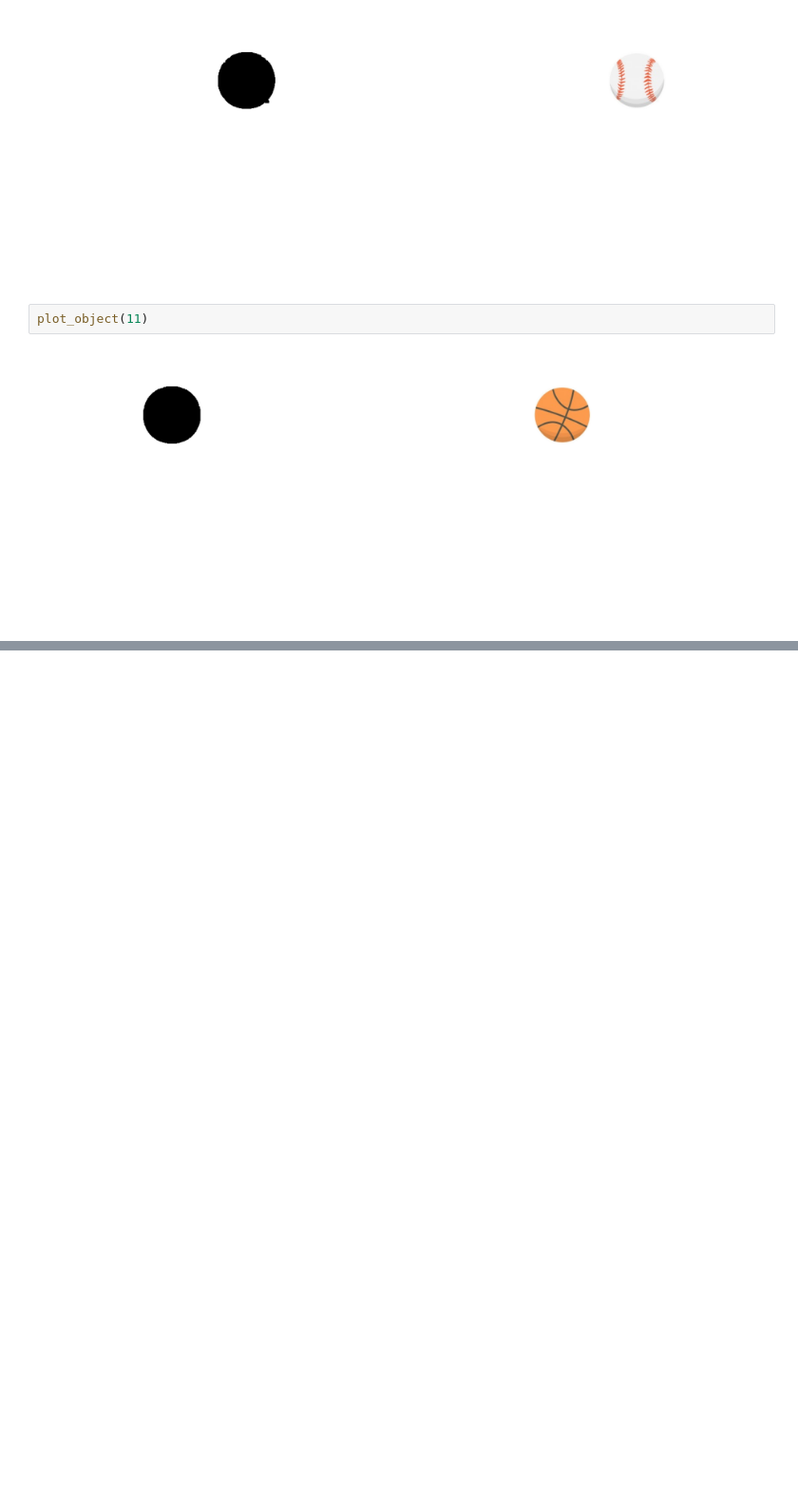
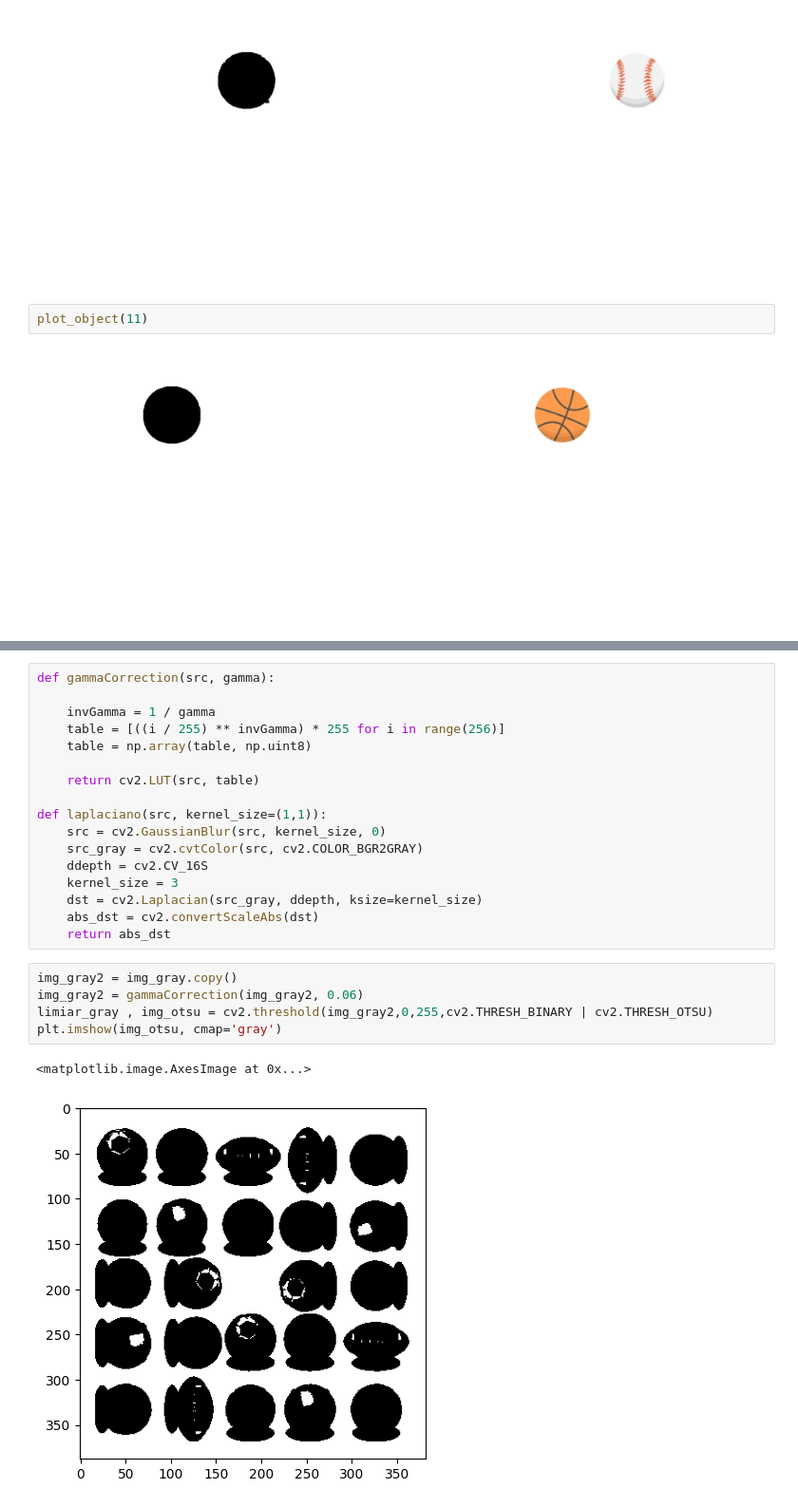
Before and after one commit to pedrodsk/pdi, a Jupyter notebook: notebooks/exercicio_07.ipynb, the cells around one changed output, grey strips where cells are left out. Shown at 95% size. Drawn from its saved outputs; the diff is of its cells as text; blank space fills up the shorter version.

```diff
--- a/notebooks/exercicio_07.ipynb
+++ b/notebooks/exercicio_07.ipynb
@@ -157,0 +182,25 @@ plot_object(11)
+# %%
+def gammaCorrection(src, gamma):
+
+    invGamma = 1 / gamma
+    table = [((i / 255) ** invGamma) * 255 for i in range(256)]
+    table = np.array(table, np.uint8)
+
+    return cv2.LUT(src, table)
+
+def laplaciano(src, kernel_size=(1,1)):
+    src = cv2.GaussianBlur(src, kernel_size, 0)
+    src_gray = cv2.cvtColor(src, cv2.COLOR_BGR2GRAY)
+    ddepth = cv2.CV_16S
+    kernel_size = 3
+    dst = cv2.Laplacian(src_gray, ddepth, ksize=kernel_size)
+    abs_dst = cv2.convertScaleAbs(dst)
+    return abs_dst
+# %%
+img_gray2 = img_gray.copy()
+img_gray2 = gammaCorrection(img_gray2, 0.06)
+limiar_gray , img_otsu = cv2.threshold(img_gray2,0,255,cv2.THRESH_BINARY | cv2.THRESH_OTSU)
+plt.imshow(img_otsu, cmap='gray')
+# %% [output]
+<matplotlib.image.AxesImage at 0x...>
+[figure, added]
```
Also changed, not shown: parts of 19 cells of this notebook.
